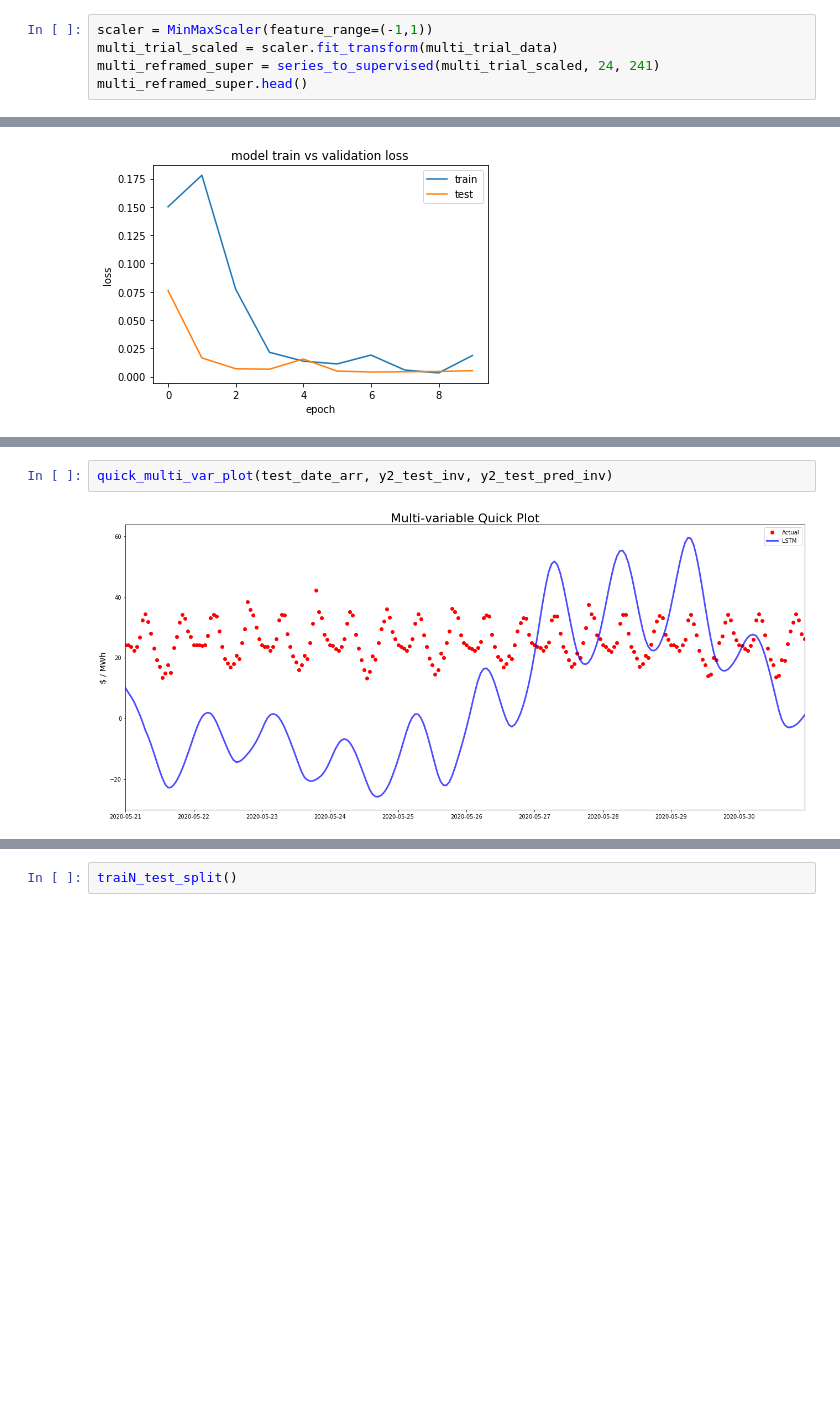
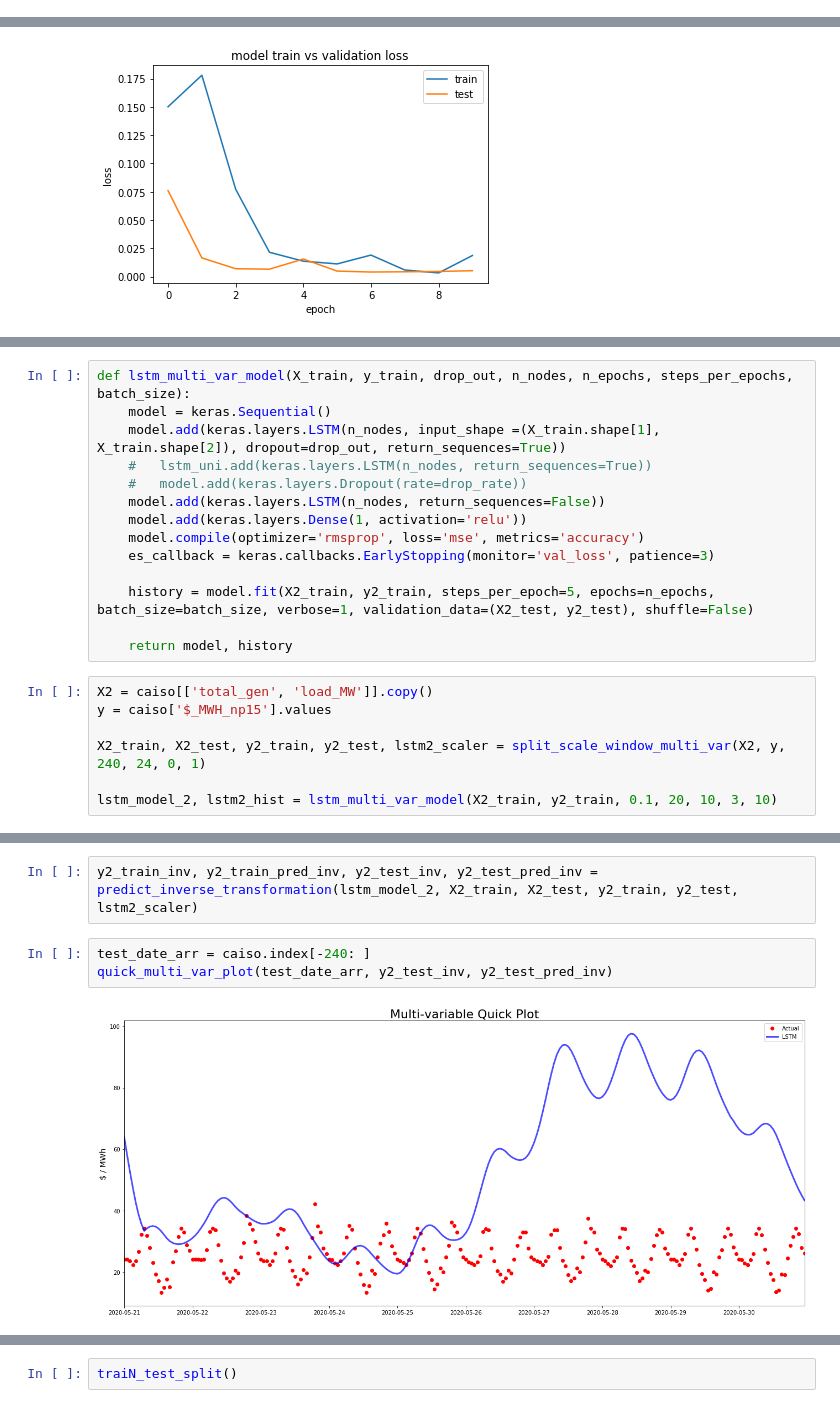
Before and after one commit to Morgan-Sell/caiso-price-forecast, a Jupyter notebook: Final.ipynb, the cells around one changed output, grey strips where cells are left out. Drawn from its saved outputs; the diff is of its cells as text; blank space fills up the shorter version.

Commit message:
Testing multivariate LSMT model.

```diff
--- a/Final.ipynb
+++ b/Final.ipynb
@@ -794,5 +741,0 @@ series_to_supervised(multi_trial_data.values, 24, 240)
-# %%
-scaler = MinMaxScaler(feature_range=(-1,1))
-multi_trial_scaled = scaler.fit_transform(multi_trial_data)
-multi_reframed_super = series_to_supervised(multi_trial_scaled, 24, 241)
-multi_reframed_super.head()
@@ -1025,0 +927,21 @@ plot_lstm_val_loss(history2)
+# %%
+def lstm_multi_var_model(X_train, y_train, drop_out, n_nodes, n_epochs, steps_per_epochs, batch_size):
+    model = keras.Sequential()
+    model.add(keras.layers.LSTM(n_nodes, input_shape =(X_train.shape[1], X_train.shape[2]), dropout=drop_out, return_sequences=True))
+    #   lstm_uni.add(keras.layers.LSTM(n_nodes, return_sequences=True))
+    #   model.add(keras.layers.Dropout(rate=drop_rate))
+    model.add(keras.layers.LSTM(n_nodes, return_sequences=False))
+    model.add(keras.layers.Dense(1, activation='relu'))
+    model.compile(optimizer='rmsprop', loss='mse', metrics='accuracy')
+    es_callback = keras.callbacks.EarlyStopping(monitor='val_loss', patience=3)
+
+    history = model.fit(X2_train, y2_train, steps_per_epoch=5, epochs=n_epochs, batch_size=batch_size, verbose=1, validation_data=(X2_test, y2_test), shuffle=False)
+
+    return model, history
+# %%
+X2 = caiso[['total_gen', 'load_MW']].copy()
+y = caiso['$_MWH_np15'].values
+
+X2_train, X2_test, y2_train, y2_test, lstm2_scaler = split_scale_window_multi_var(X2, y, 240, 24, 0, 1)
+
+lstm_model_2, lstm2_hist = lstm_multi_var_model(X2_train, y2_train, 0.1, 20, 10, 3, 10)
@@ -1026,4 +969,7 @@ plot_lstm_val_loss(history2)
+# %%
+y2_train_inv, y2_train_pred_inv, y2_test_inv, y2_test_pred_inv = predict_inverse_transformation(lstm_model_2, X2_train, X2_test, y2_train, y2_test, lstm2_scaler)
 # %%
+test_date_arr = caiso.index[-240: ]
 quick_multi_var_plot(test_date_arr, y2_test_inv, y2_test_pred_inv)
 # %% [output]
-[figure, old version]
+[figure, new version]
```
Also changed, not shown: parts of 13 cells of this notebook.
